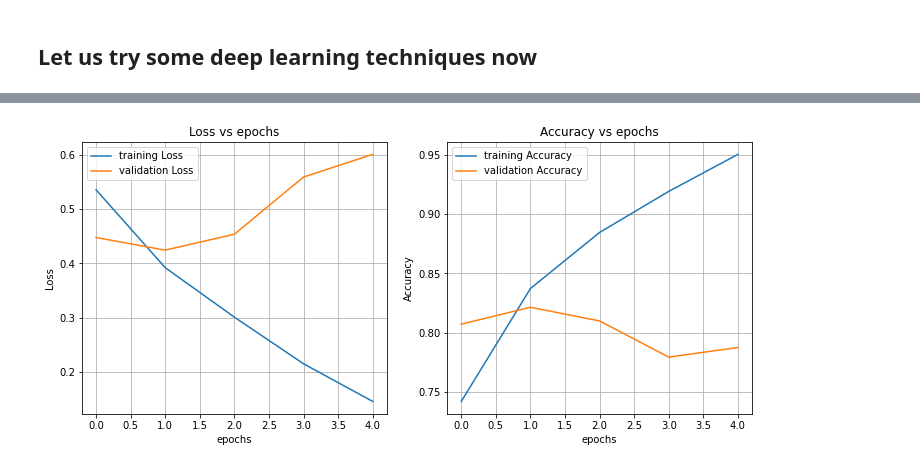
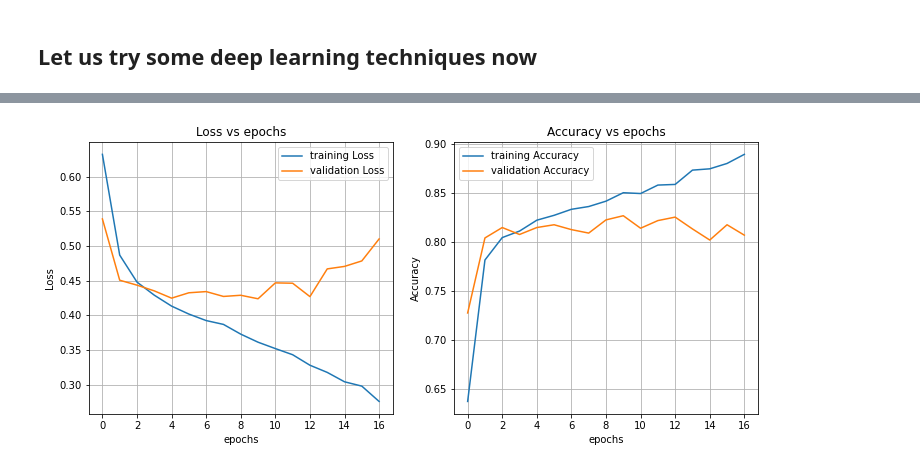
Before and after one commit to bk-anupam/NLP, a Jupyter notebook: Kaggle/DisasterTweetsPrediction/disaster_tweets_lstm.ipynb, the cells around one changed output, grey strips where cells are left out. Saved outputs shown, nothing was run; the diff lists cells and outputs as text; code cells hidden in the pictures.

```diff
--- a/Kaggle/DisasterTweetsPrediction/disaster_tweets_lstm.ipynb
+++ b/Kaggle/DisasterTweetsPrediction/disaster_tweets_lstm.ipynb
@@ -217,0 +398,34 @@ def pad_collate(batch):
+# %%
+# model constants
+VOCAB_SIZE = len(tweet_vocab)
+EMB_DIM = 200
+OUT_DIM = 1
+BATCH_SIZE = 128
+GRAD_CLIP = 5
+NUM_EPOCHS = 20
+DEVICE = torch.device('cuda' if torch.cuda.is_available() else 'cpu')
+# model hyperparameters
+model_params = {
+    "hidden_dim": 141,
+    "num_layers": 2,
+    "is_bidirectional": False,
+    "drop_out": 0.4258,
+    "learning_rate": 0.000366
+    }
+# %%
+def get_exec_time(exec_time_secs):
+    if exec_time_secs < 60:
+        return f"{round(exec_time_secs, 2)} seconds"
+    exec_time_rem_sec = exec_time_secs % 60
+    exec_time_min = int((exec_time_secs - exec_time_rem_sec) / 60)
+    return f"{exec_time_min} min {round(exec_time_rem_sec, 2)} seconds"
+
+def print_epoch_stats(epoch, train_run_time, train_loss,
+                     train_acc, val_run_time, val_loss, val_acc):
+    print(f"=======================================================")
+    print(f"Epoch {epoch} :")
+    print(f"Execution time on training set = {train_run_time} ")
+    print(f"Training loss = {round(train_loss, 4)}, training accuracy = {round(train_acc, 4)}")
+    print(f"Execution time on validation set = {val_run_time} ")
+    print(f"Validation loss = {round(val_loss, 4)}, validation accuracy = {round(val_acc, 4)}")
+    print(f"=======================================================")
@@ -224,5 +497,7 @@ tweet_ds = VectorizedTweetDataSet(df_train["vectorized_tweet"].values, df_train[
 train_idx, val_idx = train_test_split(list(range(len(tweet_ds))), test_size=0.2, random_state=42)
 train_ds = Subset(tweet_ds, train_idx)
 val_ds = Subset(tweet_ds, val_idx)
-train_dl = DataLoader(train_ds, batch_size=64, shuffle=True, collate_fn=pad_collate)
-val_dl = DataLoader(val_ds, batch_size=64, shuffle=True, collate_fn=pad_collate)
+train_dl = DataLoader(train_ds, batch_size=BATCH_SIZE, shuffle=True, collate_fn=pad_collate)
+val_dl = DataLoader(val_ds, batch_size=BATCH_SIZE, shuffle=True, collate_fn=pad_collate)
+
+val_loss_min, model_exec_stats = run_training(train_dl, val_dl, params=model_params, save_model=True)
@@ -519,6 +540,6 @@ Training loop execution time for 5 epochs = 54.51 seconds
 # %%
 fig, (ax1, ax2) = plt.subplots(1, 2, figsize=(12, 5))
-plot_train_val_metrics(ax1, train_loss, val_loss, "Loss")
-plot_train_val_metrics(ax2, train_acc, val_acc, "Accuracy")
+plot_train_val_metrics(ax1, model_exec_stats["all_train_loss"], model_exec_stats["all_val_loss"], "Loss")
+plot_train_val_metrics(ax2, model_exec_stats["all_train_acc"], model_exec_stats["all_val_acc"], "Accuracy")
 # %% [output]
-[figure, old version]
+[figure, new version]
```
Also changed, not shown: parts of 25 cells of this notebook, 1 other file.
